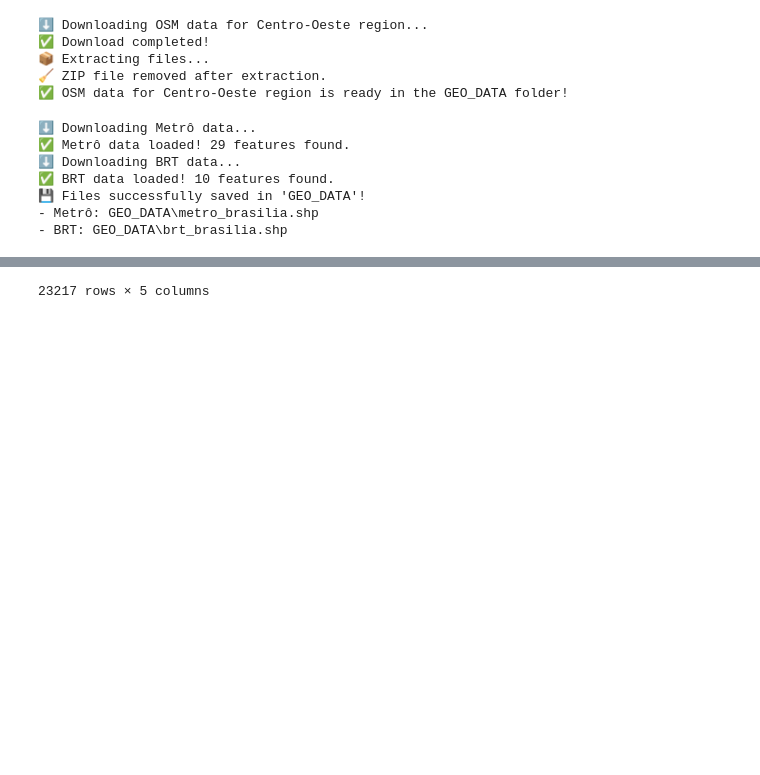
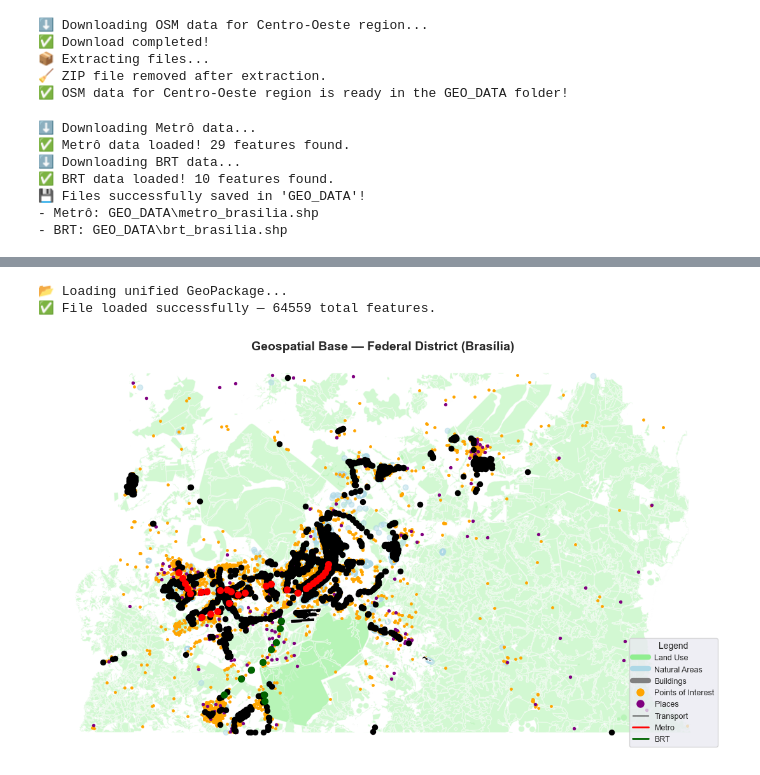
Before and after one commit to willianpina/Geospatial_Analysis_of_Housing_data, a Jupyter notebook: Geospatial_Analysis_of_Housing_Data.ipynb, the cells around one changed output, grey strips where cells are left out. Cells and saved outputs as stored; diff of their text form; code cells hidden in the pictures; blank space fills up the shorter version.

```diff
--- a/Geospatial_Analysis_of_Housing_Data.ipynb
+++ b/Geospatial_Analysis_of_Housing_Data.ipynb
@@ -908,3 +1001,72 @@ gdf_landuse = gpd.read_file(LANDUSE_A)
 # %%
-gdf_pois
+# ======================================================
+# 🗺️ Visualizing the Geospatial Base — Federal District
+# ======================================================
+
+import geopandas as gpd
+import matplotlib.pyplot as plt
+from matplotlib.lines import Line2D
+
+# Path to GeoPackage
+gpkg_path = "GEO_DATA_FILE/DF_geodata_unified.gpkg"
+
+print("📂 Loading unified GeoPackage...")
+gdf_unified = gpd.read_file(gpkg_path)
+print(f"✅ File loaded successfully — {len(gdf_unified)} total features.")
+
+# Separate layers by source
+layers = {
+    "Buildings": gdf_unified[gdf_unified["source"] == "buildings"],
+    "Land Use": gdf_unified[gdf_unified["source"] == "landuse"],
+    "Natural Areas": gdf_unified[gdf_unified["source"].isin(["natural", "natural_a"])],
+    "Points of Interest": gdf_unified[gdf_unified["source"].isin(["pois", "pofw_a"])],
+    "Places": gdf_unified[gdf_unified["source"].isin(["places"])],
+    "Transport": gdf_unified[gdf_unified["source"].isin(["transport", "transport_a"])],
+    "Metro": gdf_unified[gdf_unified["source"] == "metro"],
+    "BRT": gdf_unified[gdf_unified["source"] == "brt"],
+}
+
+# Create base map
+fig, ax = plt.subplots(figsize=(11, 11))
+ax.set_title("Geospatial Base — Federal District (Brasília)", fontsize=14, fontweight="bold")
+
+# Plot layers (in visual order)
+layers["Land Use"].plot(ax=ax, color="lightgreen", alpha=0.4)
+layers["Natural Areas"].plot(ax=ax, color="lightblue", alpha=0.5)
+layers["Buildings"].plot(ax=ax, color="gray", alpha=0.6)
+layers["Points of Interest"].plot(ax=ax, color="orange", markersize=6)
+layers["Places"].plot(ax=ax, color="purple", markersize=8)
+layers["Transport"].plot(ax=ax, color="black", linewidth=0.8)
+layers["Metro"].plot(ax=ax, color="red", linewidth=2)
+layers["BRT"].plot(ax=ax, color="darkgreen", linewidth=2)
+
+# Create a full legend manually
+legend_elements = [
+    Line2D([0], [0], color="lightgreen", lw=6, label="Land Use"),
+    Line2D([0], [0], color="lightblue", lw=6, label="Natural Areas"),
+    Line2D([0], [0], color="gray", lw=6, label="Buildings"),
+    Line2D([0], [0], color="orange", marker="o", lw=0, markersize=8, label="Points of Interest"),
+    Line2D([0], [0], color="purple", marker="o", lw=0, markersize=8, label="Places"),
+    Line2D([0], [0], color="black", lw=1, label="Transport"),
+    Line2D([0], [0], color="red", lw=2, label="Metro"),
+    Line2D([0], [0], color="darkgreen", lw=2, label="BRT"),
+]
+
+# Add legend to bottom-right corner
+ax.legend(
+    handles=legend_elements,
+    loc="lower right",
+    fontsize=9,
+    frameon=True,
+    title="Legend",
+    title_fontsize=10
+)
+
+ax.set_xlabel("Longitude")
+ax.set_ylabel("Latitude")
+ax.grid(True, linestyle="--", alpha=0.4)
+plt.axis('off')
+plt.tight_layout()
+plt.savefig(f"{OUTPUT_DIR}/DF_geospatial_base.png", dpi=300, bbox_inches='tight')
+plt.show()
 # %% [output]
@@ -923 +1073,3 @@ gdf_pois
-23217 rows × 5 columns
+📂 Loading unified GeoPackage...
+✅ File loaded successfully — 64559 total features.
+[figure, added]
```
Also changed, not shown: parts of 10 cells of this notebook, 21 other files.
